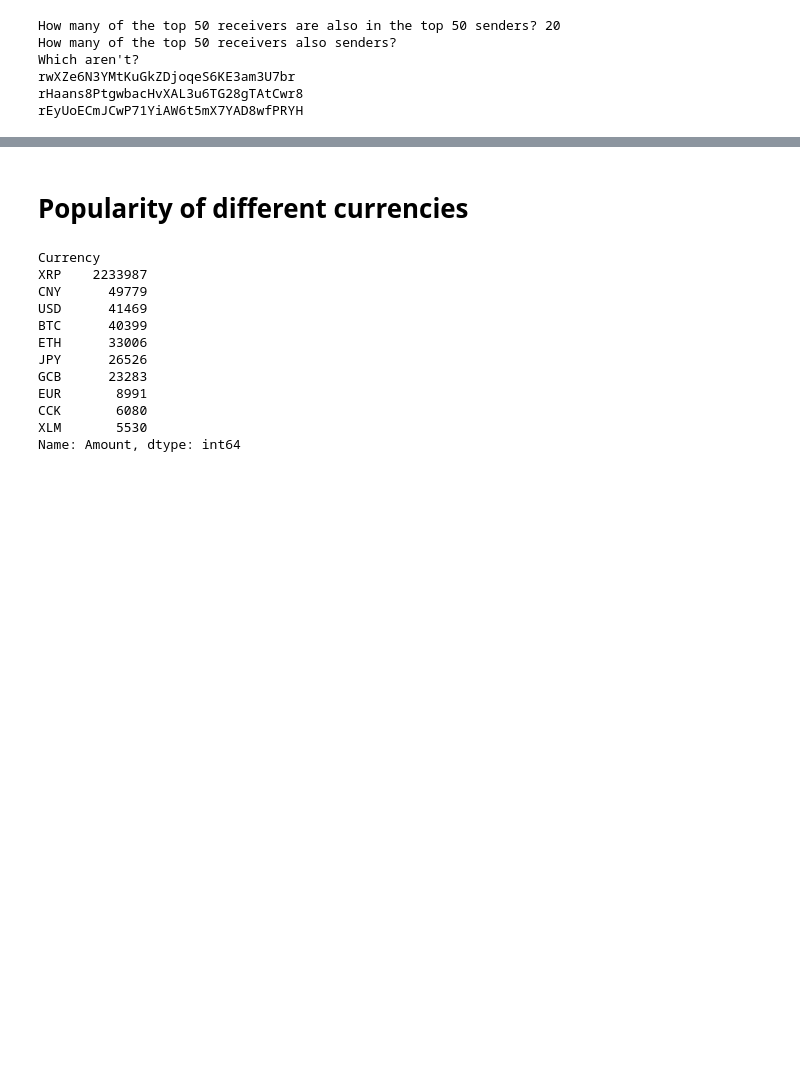
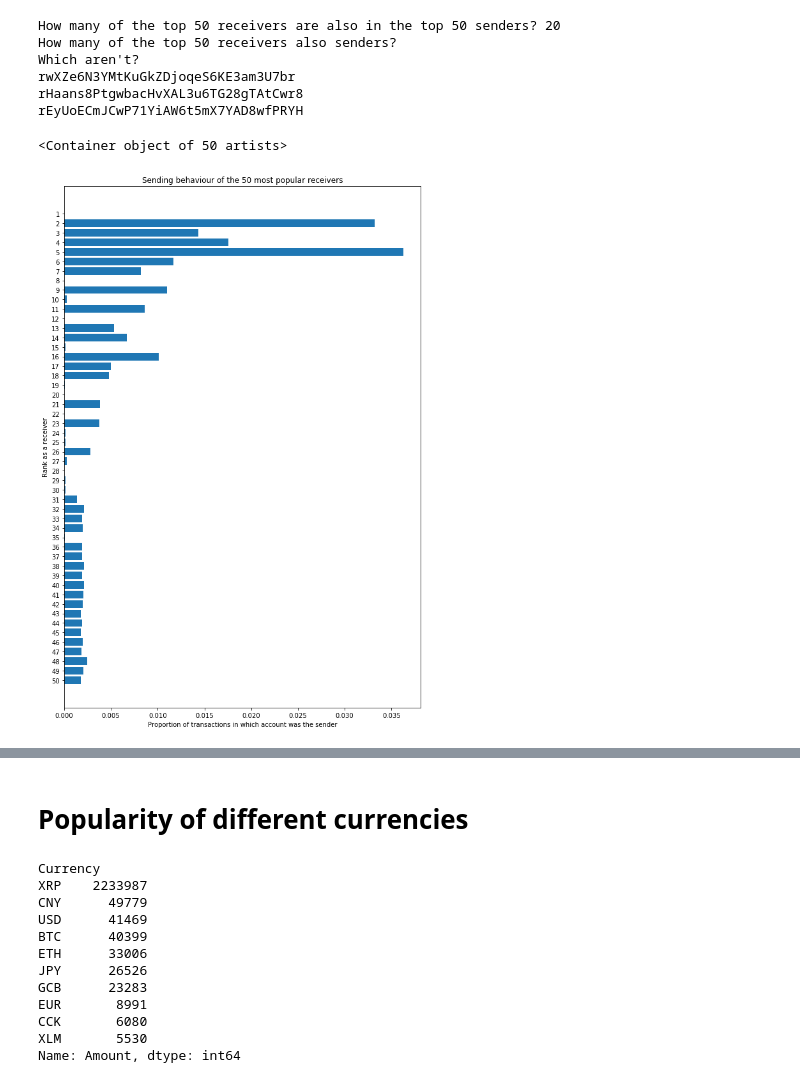
Before and after one commit to tur-ium/Ripple-and-privacy, a Jupyter notebook: Ripple dataset summary.ipynb, the cells around one changed output, grey strips where cells are left out. Cells and saved outputs as stored; diff of their text form; code cells hidden in the pictures; blank space fills up the shorter version.

```diff
--- a/Ripple dataset summary.ipynb
+++ b/Ripple dataset summary.ipynb
@@ -243,3 +246,19 @@ Which aren't?
 rwXZe6N3YMtKuGkZDjoqeS6KE3am3U7br
 rHaans8PtgwbacHvXAL3u6TG28gTAtCwr8
 rEyUoECmJCwP71YiAW6t5mX7YAD8wfPRYH
+# %%
+plt.figure(figsize=(10,15))
+plt.title('Sending behaviour of the 50 most popular receivers')
+plt.xlabel('Proportion of transactions in which account was the sender')
+plt.ylabel('Rank as a receiver')
+senders_ordered_by_rec = dict()
+for account in most_pop_rec.keys():
+    if account in senders:
+        senders_ordered_by_rec[account] = grouped_s_agg[account]
+    else:
+        senders_ordered_by_rec[account] = 0
+vals = np.asarray(list(senders_ordered_by_rec.values()))/len(dataset)
+plt.barh(np.arange(0,len(senders_ordered_by_rec),1),vals,height=.8,tick_label=range(1,len(senders_ordered_by_rec)+1)[::-1])
+# %% [output]
+<Container object of 50 artists>
+[figure, added]
```
Also changed, not shown: parts of 3 cells of this notebook.
